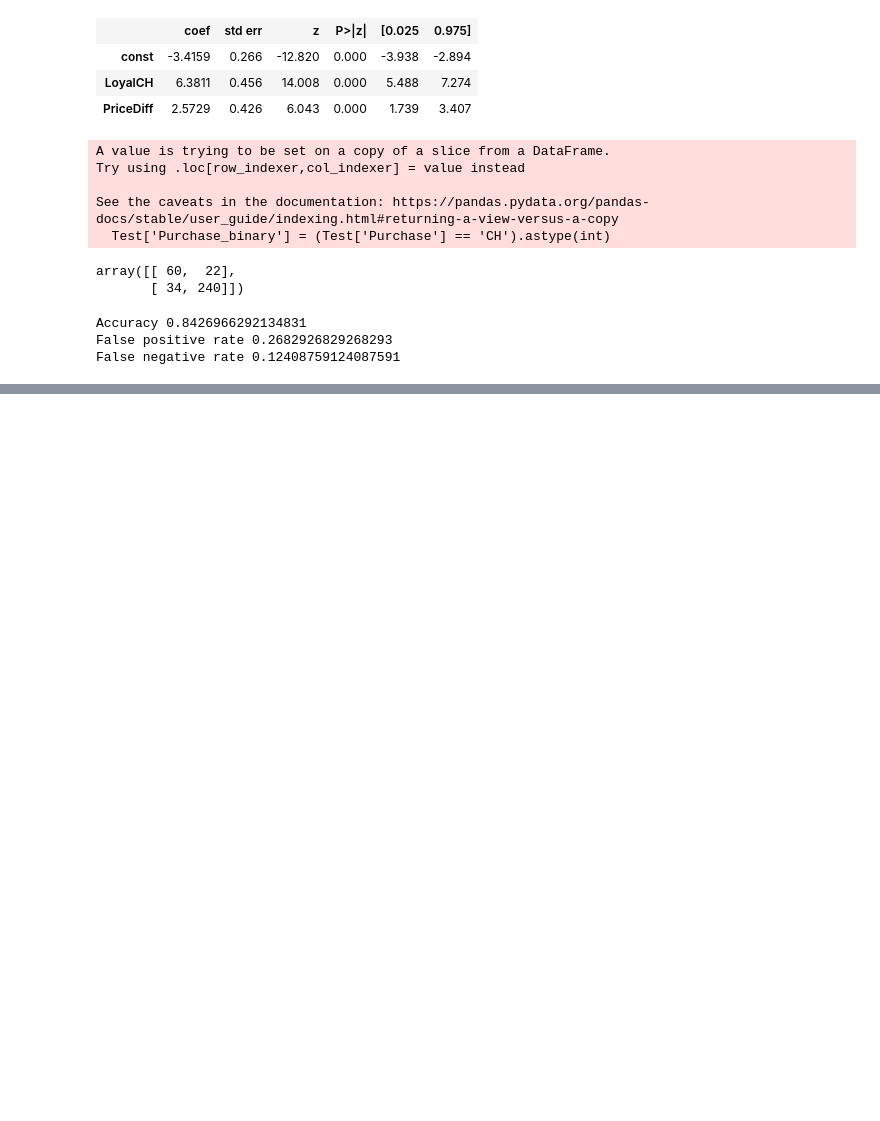
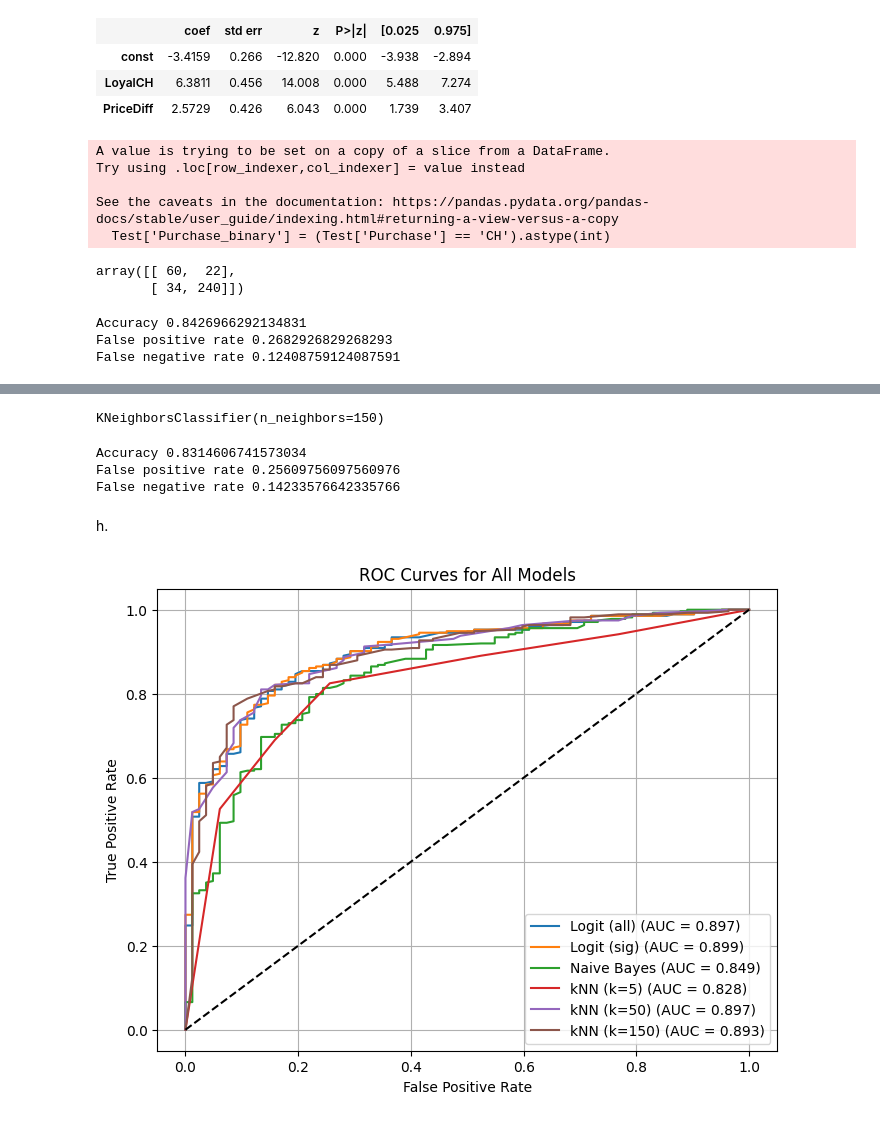
Before and after one commit to katesnow1/code_2600, a Jupyter notebook: homework3.ipynb, the cells around one changed output, grey strips where cells are left out. Cells and saved outputs as stored; diff of their text form; code cells hidden in the pictures; blank space fills up the shorter version.

```diff
--- a/homework3.ipynb
+++ b/homework3.ipynb
@@ -209,0 +243,79 @@ False negative rate 0.12408759124087591
+# %%
+X_train_knn = Train[['LoyalCH', 'PriceDiff']]
+y_train_knn = Train['Purchase_binary']
+
+X_test_knn = Test[['LoyalCH', 'PriceDiff']]
+y_test_knn = Test['Purchase_binary']
+
+scaler = StandardScaler()
+X_train_scaled = scaler.fit_transform(X_train_knn)
+X_test_scaled = scaler.transform(X_test_knn)
+
+knn5 = KNeighborsClassifier(n_neighbors=5)
+knn50 = KNeighborsClassifier(n_neighbors=50)
+knn150 = KNeighborsClassifier(n_neighbors=150)
+
+knn5.fit(X_train_scaled, y_train_knn)
+knn50.fit(X_train_scaled, y_train_knn)
+knn150.fit(X_train_scaled, y_train_knn)
+# %% [output]
+KNeighborsClassifier(n_neighbors=150)
+# %%
+y_pred_knn50 = knn50.predict(X_test_scaled)
+cm_knn50 = confusion_matrix(y_test_knn, y_pred_knn50)
+
+TN, FP, FN, TP = cm_knn50.ravel()
+
+accuracy = (TP + TN) / (TP + TN + FP + FN)
+false_positive_rate = FP / (FP + TN)
+false_negative_rate = FN / (FN + TP)
+
+print(f"Accuracy {accuracy}")
+print(f"False positive rate {false_positive_rate}")
+print(f"False negative rate {false_negative_rate}")
+# %% [output]
+Accuracy 0.8314606741573034
+False positive rate 0.25609756097560976
+False negative rate 0.14233576642335766
+# %% [markdown]
+h.
+# %%
+# Logistic Regression (all predictors)
+y_pred_prob_logit_all = result_logit_all.predict(sm.add_constant(Test[['LoyalCH', 'SpecialCH', 'PriceDiff']]))
+
+# Logistic Regression (significant predictors)
+y_pred_prob_logit_sig = result_logit_sig.predict(sm.add_constant(Test[['LoyalCH', 'PriceDiff']]))
+
+# Naive Bayes
+y_pred_prob_nb = nb_model.predict_proba(X_test_scaled)[:, 1]
+
+# kNN models
+y_pred_prob_knn5 = knn5.predict_proba(X_test_scaled)[:, 1]
+y_pred_prob_knn50 = knn50.predict_proba(X_test_scaled)[:, 1]
+y_pred_prob_knn150 = knn150.predict_proba(X_test_scaled)[:, 1]
+
+models = {
+    'Logit (all)': y_pred_prob_logit_all,
+    'Logit (sig)': y_pred_prob_logit_sig,
+    'Naive Bayes': y_pred_prob_nb,
+    'kNN (k=5)': y_pred_prob_knn5,
+    'kNN (k=50)': y_pred_prob_knn50,
+    'kNN (k=150)': y_pred_prob_knn150
+}
+
+plt.figure(figsize=(8,6))
+
+for name, y_probs in models.items():
+    fpr, tpr, _ = roc_curve(y_test_knn, y_probs)
+    auc = roc_auc_score(y_test_knn, y_probs)
+    plt.plot(fpr, tpr, label=f'{name} (AUC = {auc:.3f})')
+
+plt.plot([0,1],[0,1],'k--')
+plt.title('ROC Curves for All Models')
+plt.xlabel('False Positive Rate')
+plt.ylabel('True Positive Rate')
+plt.legend()
+plt.grid(True)
+plt.show()
+# %% [output]
+[figure, added]
```
Also changed, not shown: parts of 29 cells of this notebook.
